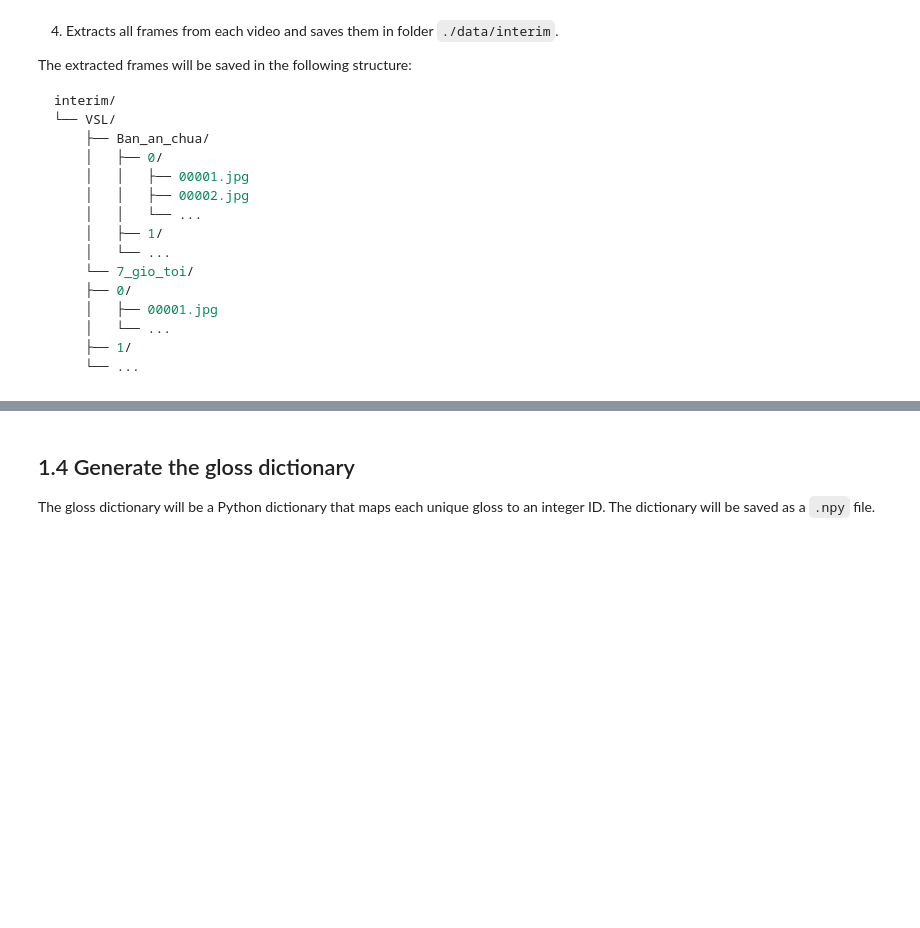
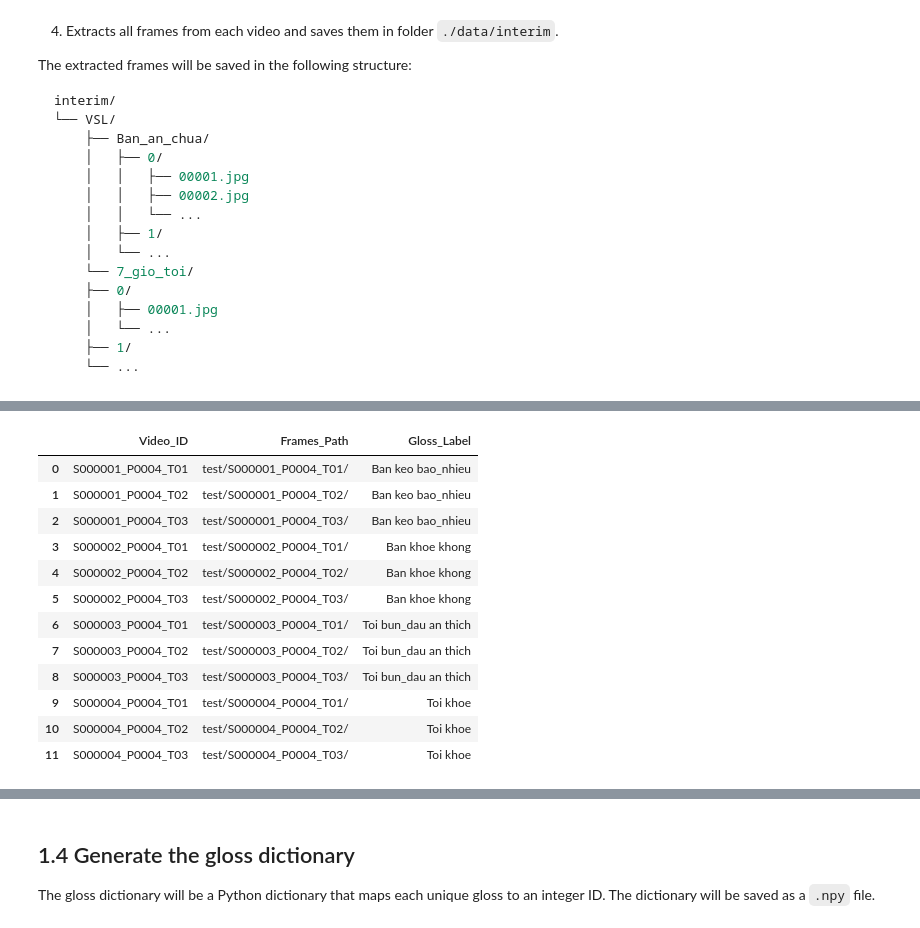
Before and after one commit to martinvalentine/CSLR-VSL, a Jupyter notebook: notebooks/pipeline_corrnet.ipynb, the cells around one changed output, grey strips where cells are left out. Cells and saved outputs as stored; diff of their text form; code cells hidden in the pictures; blank space fills up the shorter version.

```diff
--- a/notebooks/pipeline_corrnet.ipynb
+++ b/notebooks/pipeline_corrnet.ipynb
@@ -196,0 +180,17 @@ df.head(20)
+# %%
+# Test annotation
+test_annotations
+# %% [output]
+|  | Video_ID | Frames_Path | Gloss_Label |
+| 0 | S000001_P0004_T01 | test/S000001_P0004_T01/ | Ban keo bao_nhieu |
+| 1 | S000001_P0004_T02 | test/S000001_P0004_T02/ | Ban keo bao_nhieu |
+| 2 | S000001_P0004_T03 | test/S000001_P0004_T03/ | Ban keo bao_nhieu |
+| 3 | S000002_P0004_T01 | test/S000002_P0004_T01/ | Ban khoe khong |
+| 4 | S000002_P0004_T02 | test/S000002_P0004_T02/ | Ban khoe khong |
+| 5 | S000002_P0004_T03 | test/S000002_P0004_T03/ | Ban khoe khong |
+| 6 | S000003_P0004_T01 | test/S000003_P0004_T01/ | Toi bun_dau an thich |
+| 7 | S000003_P0004_T02 | test/S000003_P0004_T02/ | Toi bun_dau an thich |
+| 8 | S000003_P0004_T03 | test/S000003_P0004_T03/ | Toi bun_dau an thich |
+| 9 | S000004_P0004_T01 | test/S000004_P0004_T01/ | Toi khoe |
+| 10 | S000004_P0004_T02 | test/S000004_P0004_T02/ | Toi khoe |
+| 11 | S000004_P0004_T03 | test/S000004_P0004_T03/ | Toi khoe |
```
Also changed, not shown: parts of 55 cells of this notebook.
